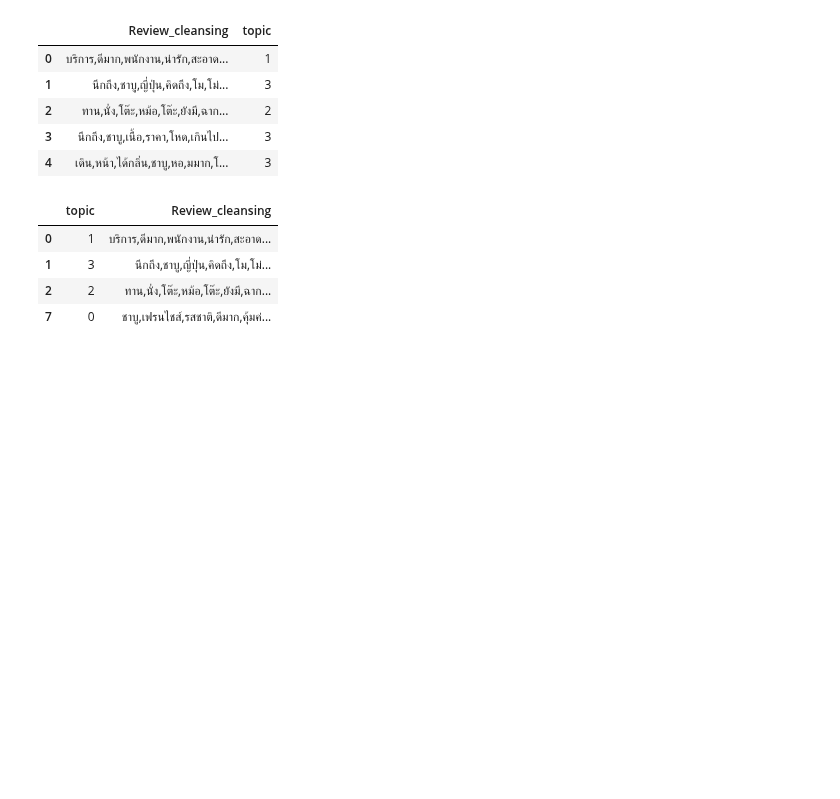
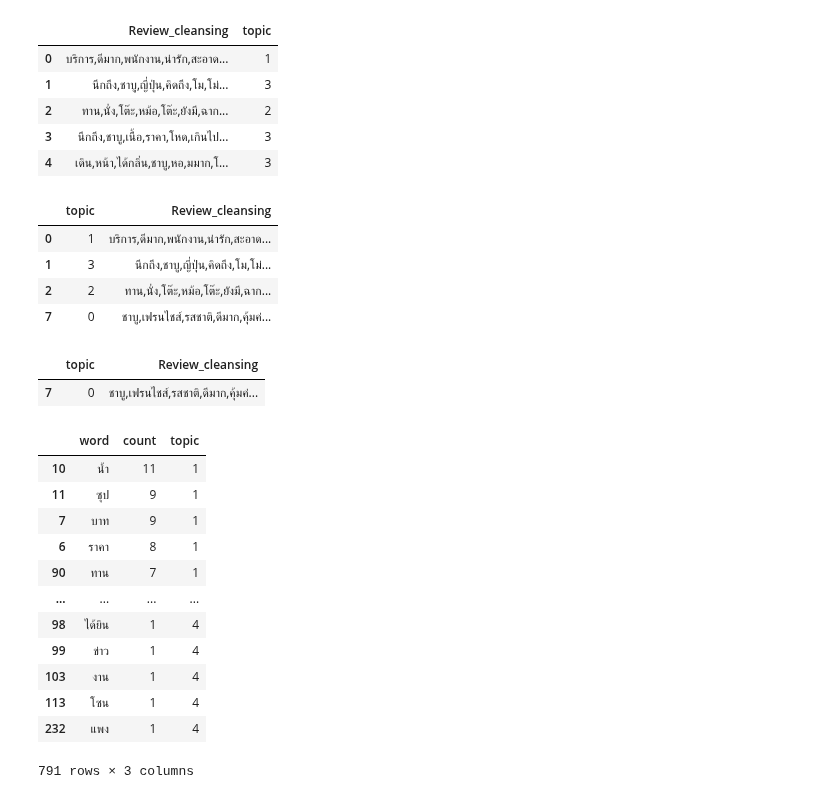
Before and after one commit to PisutSukpool/CRM-Analytics, a Jupyter notebook: Homework 11/Wongnai Review Analysis.ipynb, the cells around one changed output. Drawn from its saved outputs; the diff is of its cells as text; code cells hidden in the pictures; blank space fills up the shorter version.

```diff
--- a/Homework 11/Wongnai Review Analysis.ipynb
+++ b/Homework 11/Wongnai Review Analysis.ipynb
@@ -249,3 +249,52 @@ df_relation
 | 1 | 3 | นึกถึง,ชาบู,ญี่ปุ่น,คิดถึง,โม,โม่... |
 | 2 | 2 | ทาน,นั่ง,โต๊ะ,หม้อ,โต๊ะ,ยังมี,ฉาก... |
 | 7 | 0 | ชาบู,เฟรนไชส์,รสชาติ,ดีมาก,คุ้มค่... |
+# %%
+df_topic1=df_relation.loc[df_relation['topic'] == 0]
+df_topic2=df_relation.loc[df_relation['topic'] == 1]
+df_topic3=df_relation.loc[df_relation['topic'] == 2]
+df_topic4=df_relation.loc[df_relation['topic'] == 3]
+# %%
+df_topic1
+# %% [output]
+|  | topic | Review_cleansing |
+| 7 | 0 | ชาบู,เฟรนไชส์,รสชาติ,ดีมาก,คุ้มค่... |
+# %%
+from collections import Counter
+
+def count_words(df_tp,num_topic):
+  tp_str = ''
+  for w in df_tp:
+    tp_str += w
+  tp_ls = tp_str.split(',')
+  tp_len = len(tp_ls)
+  count_word = dict(Counter(tp_ls))
+
+  count_word_tp=pd.DataFrame(count_word.items(), columns=['word', 'count'])
+  count_word_tp=count_word_tp.sort_values(['count'],ascending=False)
+  count_word_tp['topic'] = num_topic
+
+  return count_word_tp
+# %%
+count_words_tp1 = count_words(df_topic1['Review_cleansing'],'1')
+count_words_tp2 = count_words(df_topic2['Review_cleansing'],'2')
+count_words_tp3 = count_words(df_topic3['Review_cleansing'],'3')
+count_words_tp4 = count_words(df_topic4['Review_cleansing'],'4')
+# %%
+frames = [count_words_tp1, count_words_tp2, count_words_tp3,count_words_tp4]
+count_words_all = pd.concat(frames)
+count_words_all
+# %% [output]
+|  | word | count | topic |
+| 10 | น้ำ | 11 | 1 |
+| 11 | ซุป | 9 | 1 |
+| 7 | บาท | 9 | 1 |
+| 6 | ราคา | 8 | 1 |
+| 90 | ทาน | 7 | 1 |
+| ... | ... | ... | ... |
+| 98 | ได้ยิน | 1 | 4 |
+| 99 | ข่าว | 1 | 4 |
+| 103 | งาน | 1 | 4 |
+| 113 | โซน | 1 | 4 |
+| 232 | แพง | 1 | 4 |
+791 rows × 3 columns
```
